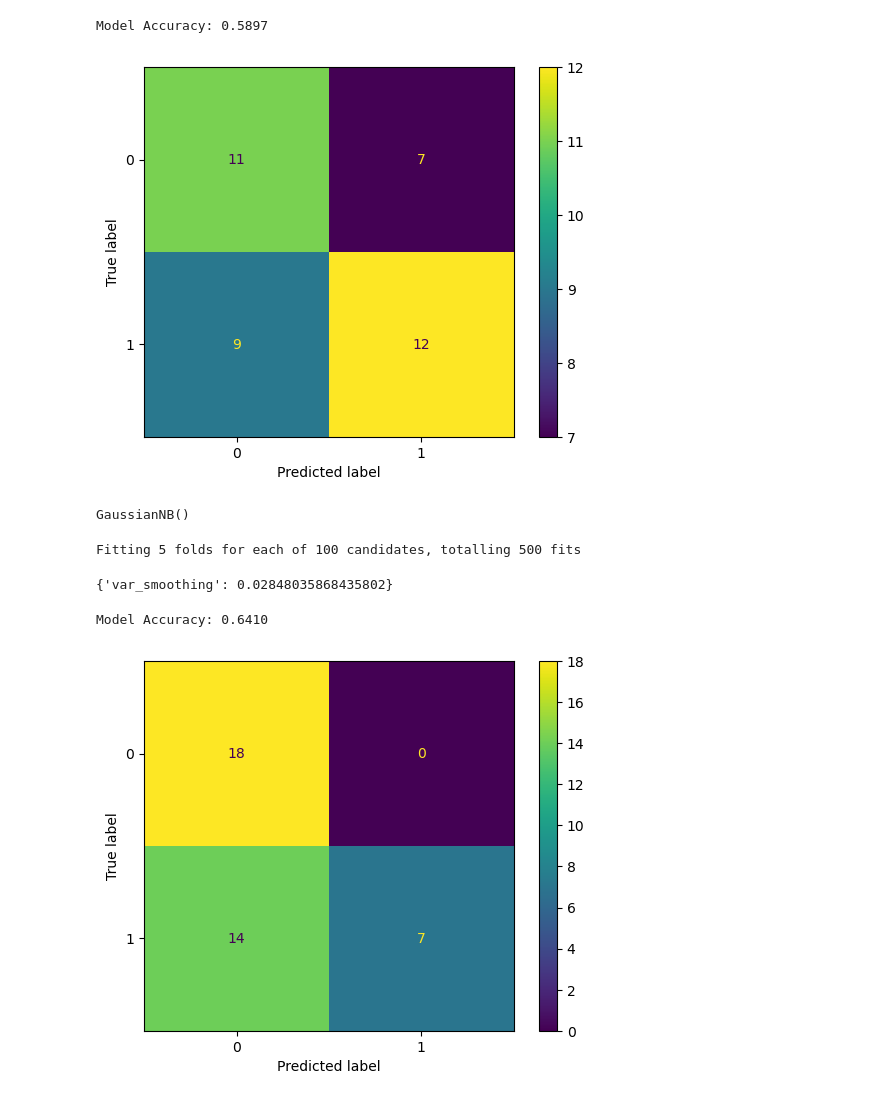
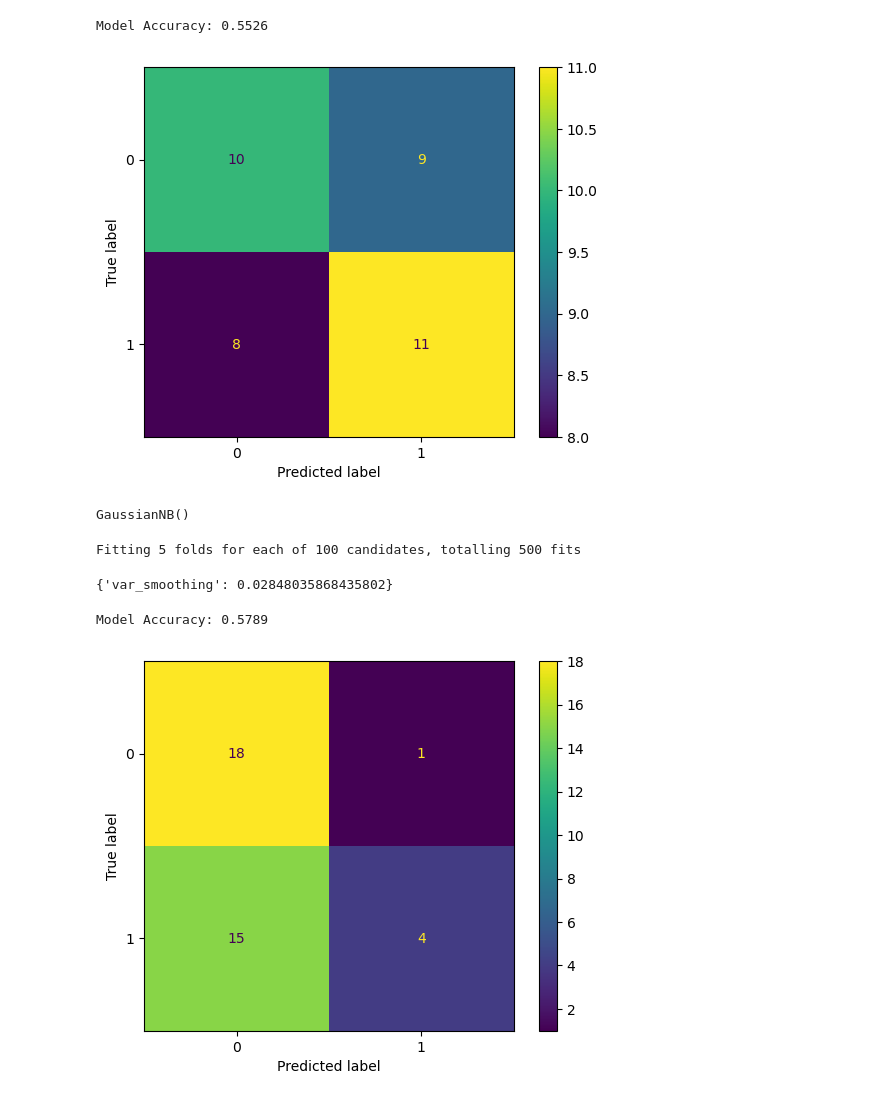
Before and after one commit to yunchen-hung/fmriWorkingMemoryProject, a Jupyter notebook: Naive Bayes/naivebayes_test.ipynb, the cells around one changed output. Drawn from its saved outputs; the diff is of its cells as text; code cells hidden in the pictures.

```diff
--- a/Naive Bayes/naivebayes_test.ipynb
+++ b/Naive Bayes/naivebayes_test.ipynb
@@ -73,9 +74,9 @@ def NB_model(X_train, y_train, X_test, y_test):
 
     return model
 # %%
-NB_model(X_train, y_train, X_test, y_test)
+NB_model(X_train, y_train, X_val, y_val) # No PCA
 # %% [output]
-Model Accuracy: 0.5897
+Model Accuracy: 0.5526
-[figure, old version]
+[figure, new version]
 GaussianNB()
 # %%
@@ -96,15 +98,15 @@ Fitting 5 folds for each of 100 candidates, totalling 500 fits
 # %%
 model = GaussianNB(var_smoothing=search.best_params_['var_smoothing'])
 model.fit(X_train, y_train)
-y_pred = model.predict(X_test)
+y_pred = model.predict(X_val)
 
-accuracy = accuracy_score(y_test, y_pred)
+accuracy = accuracy_score(y_val, y_pred)
 print(f"Model Accuracy: {accuracy:.4f}")
 
-cm = confusion_matrix(y_test, y_pred)
+cm = confusion_matrix(y_val, y_pred)
 disp = ConfusionMatrixDisplay(confusion_matrix=cm)
 disp.plot()
 plt.show()
 # %% [output]
-Model Accuracy: 0.6410
+Model Accuracy: 0.5789
-[figure, old version]
+[figure, new version]
```
Also changed, not shown: parts of 4 cells of this notebook.
